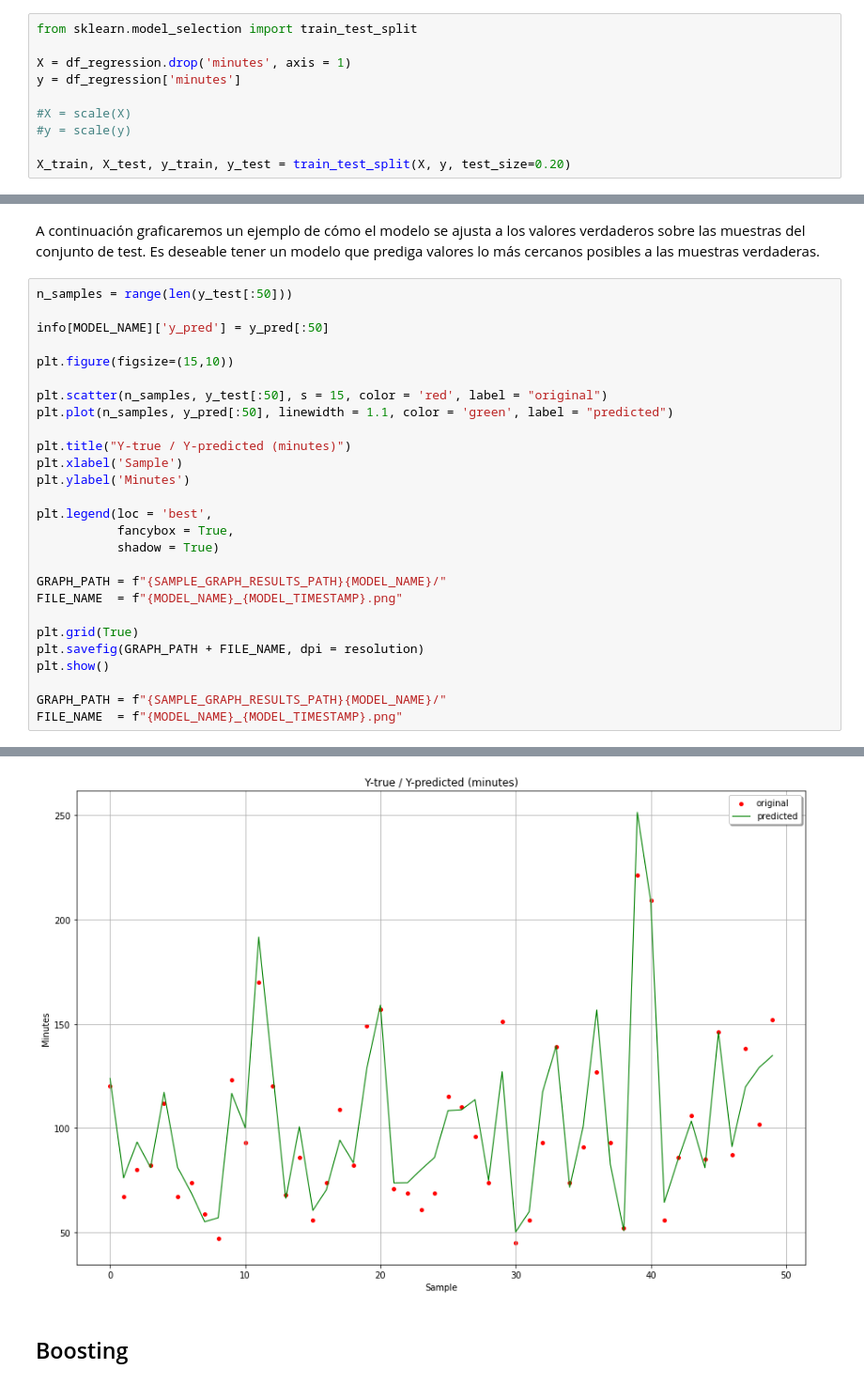
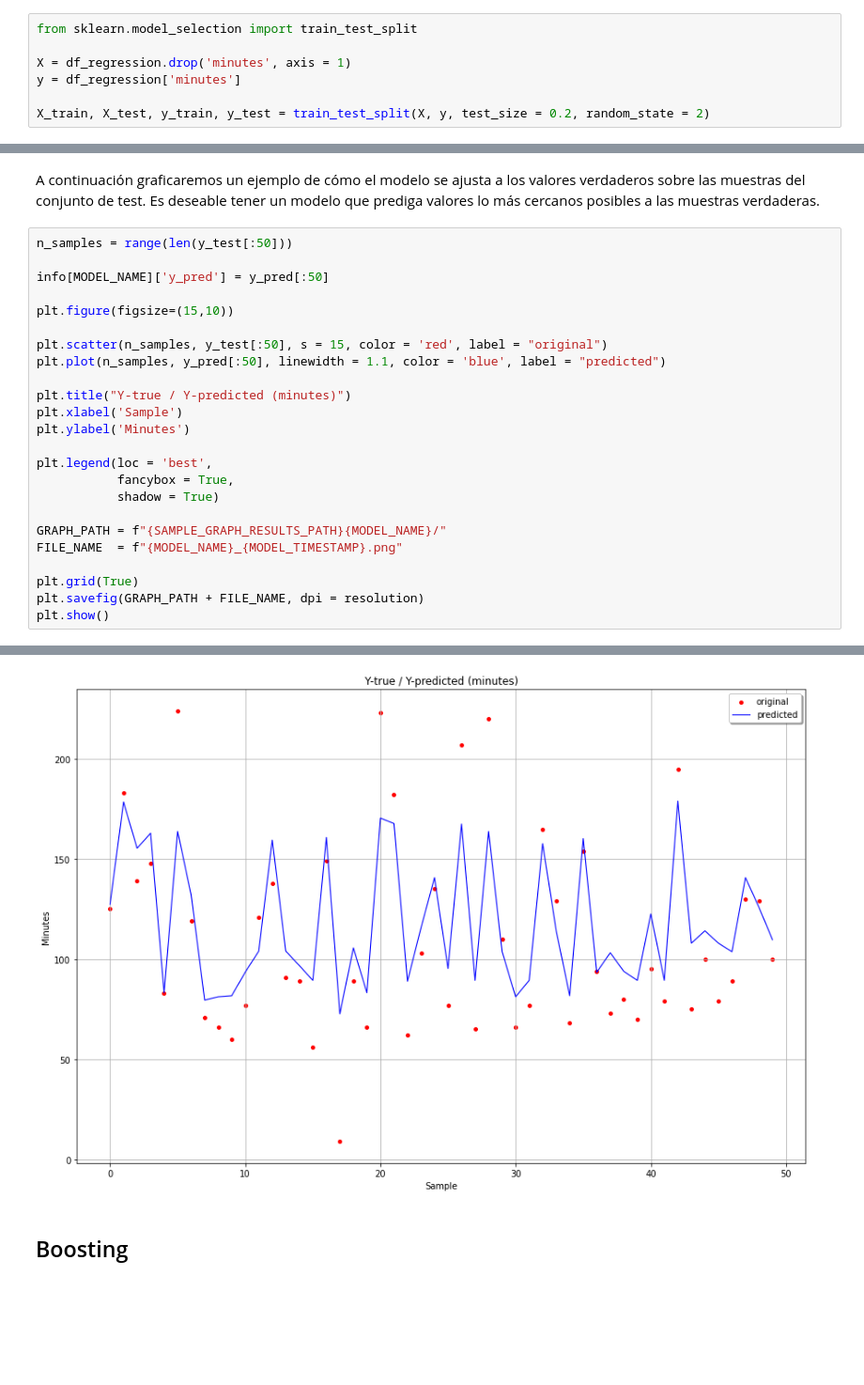
Before and after one commit to luperezsal/DM-Classification-Tree, a Jupyter notebook: Ensembles.ipynb, the cells around one changed output, grey strips where cells are left out. Shown at 94% size. Saved outputs shown, nothing was run; the diff lists cells and outputs as text; blank space fills up the shorter version.

Commit message:
[REFACTOR] Change graphics colors to Carlos colour blindness

```diff
--- a/Ensembles.ipynb
+++ b/Ensembles.ipynb
@@ -119,7 +119,4 @@ from sklearn.model_selection import train_test_split
 X = df_regression.drop('minutes', axis = 1)
 y = df_regression['minutes']
 
-#X = scale(X)
-#y = scale(y)
-
-X_train, X_test, y_train, y_test = train_test_split(X, y, test_size=0.20)
+X_train, X_test, y_train, y_test = train_test_split(X, y, test_size = 0.2, random_state = 2)
@@ -243,7 +235,7 @@ info[MODEL_NAME]['y_pred'] = y_pred[:50]
 plt.figure(figsize=(15,10))
 
 plt.scatter(n_samples, y_test[:50], s = 15, color = 'red', label = "original")
-plt.plot(n_samples, y_pred[:50], linewidth = 1.1, color = 'green', label = "predicted")
+plt.plot(n_samples, y_pred[:50], linewidth = 1.1, color = 'blue', label = "predicted")
 
 plt.title("Y-true / Y-predicted (minutes)")
 plt.xlabel('Sample')
@@ -259,7 +251,4 @@ FILE_NAME  = f"{MODEL_NAME}_{MODEL_TIMESTAMP}.png"
 plt.grid(True)
 plt.savefig(GRAPH_PATH + FILE_NAME, dpi = resolution)
 plt.show()
-
-GRAPH_PATH = f"{SAMPLE_GRAPH_RESULTS_PATH}{MODEL_NAME}/"
-FILE_NAME  = f"{MODEL_NAME}_{MODEL_TIMESTAMP}.png"
 # %% [output]
@@ -266,4 +256,4 @@ FILE_NAME  = f"{MODEL_NAME}_{MODEL_TIMESTAMP}.png"
-[figure, old version]
+[figure, new version]
 # %% [markdown]
 ## Boosting
 # %% [markdown]
```
Also changed, not shown: parts of 15 cells of this notebook.
